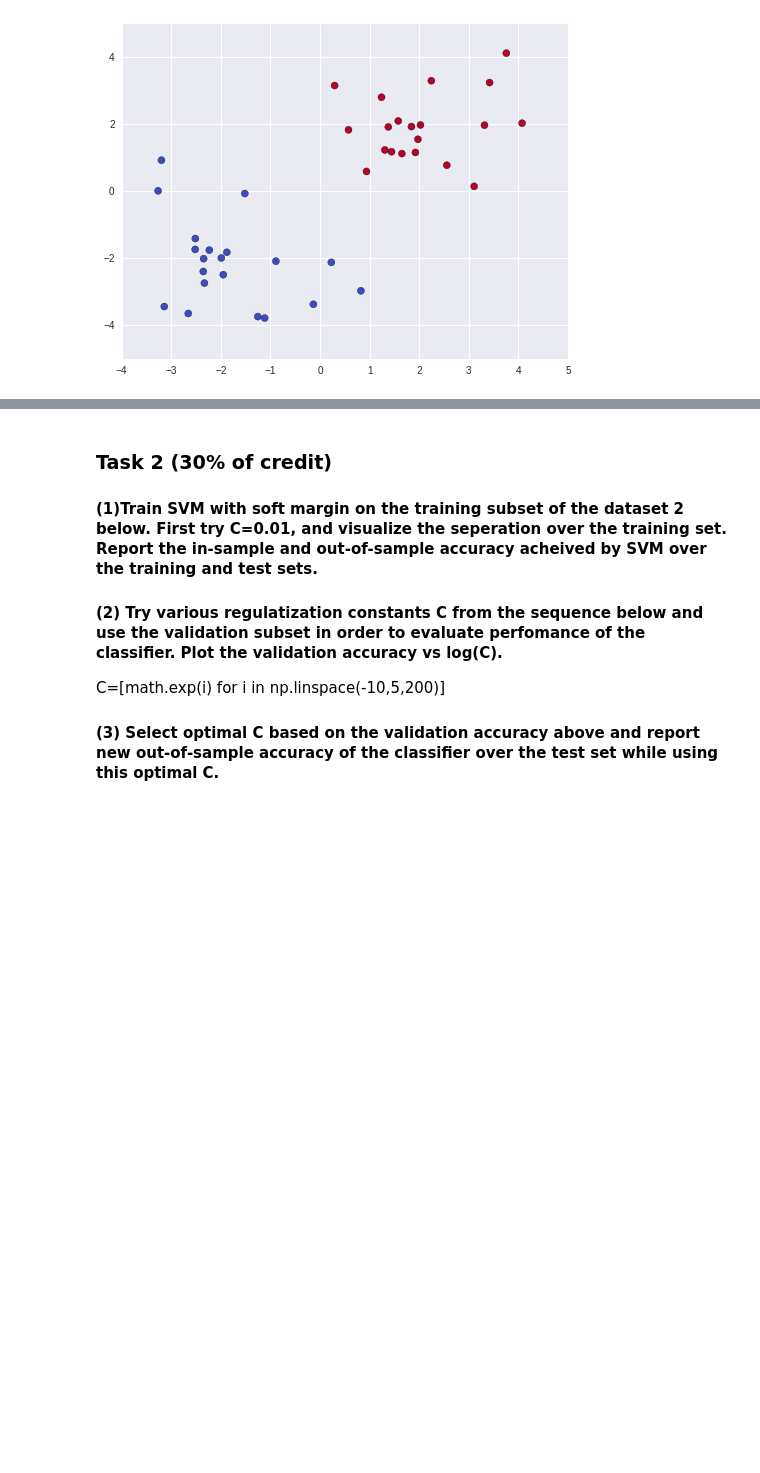
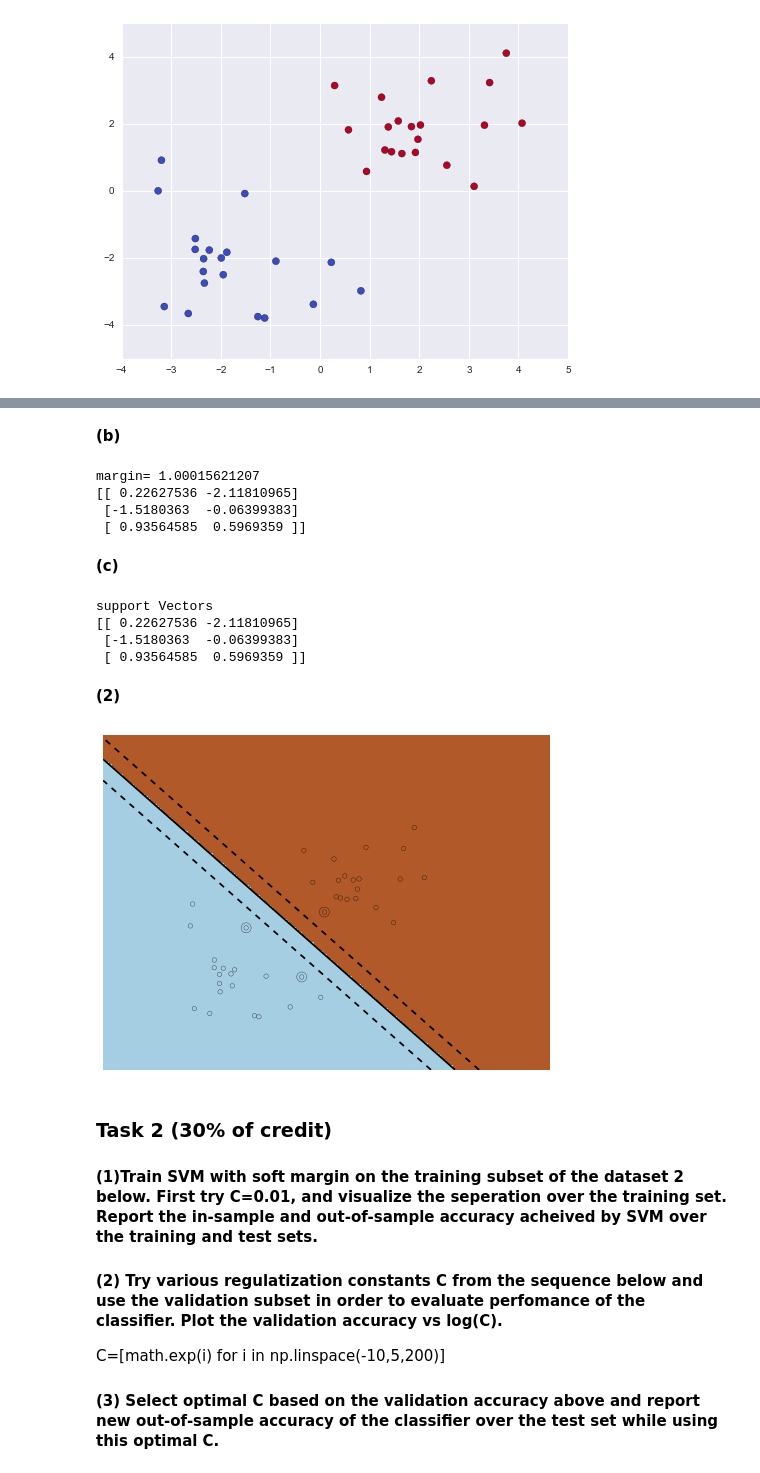
Before and after one commit to afcarl/machine_learning, a Jupyter notebook: homework6/SVM_HW.ipynb, the cells around one changed output, grey strips where cells are left out. Drawn from its saved outputs; the diff is of its cells as text; code cells hidden in the pictures; blank space fills up the shorter version.

```diff
--- a/homework6/SVM_HW.ipynb
+++ b/homework6/SVM_HW.ipynb
@@ -22,3 +23,10 @@ Y=data1.iloc[:,2]
 plt.scatter(X.iloc[:,0], X.iloc[:,1], s=50, c=Y, cmap=plt.cm.get_cmap('coolwarm', 2));
 # %% [output]
 [figure]
+# %%
+# Obviousely, we cannot separate this two clusters with a single line.
+# let's use a soft margin classifier model over the entire data with C=1.
+
+clf = svm.SVC(kernel='linear',C=10000) #you can try other C and find the model not too sensitive to it - it seems the only reasonable split is too obvious to depend on it
+
+clf.fit(X, Y)
@@ -25,3 +53,59 @@ plt.scatter(X.iloc[:,0], X.iloc[:,1], s=50, c=Y, cmap=plt.cm.get_cmap('coolwarm'
+# %% [markdown]
+__(b)__
+# %%
+print "margin=",np.abs(clf.decision_function(clf.support_vectors_)).mean()
+# %% [output]
+margin= 1.00015621207
+[[ 0.22627536 -2.11810965]
+ [-1.5180363  -0.06399383]
+ [ 0.93564585  0.5969359 ]]
+# %% [markdown]
+__(c)__
+# %%
+print "support Vectors"
+print clf.support_vectors_
+# %% [output]
+support Vectors
+[[ 0.22627536 -2.11810965]
+ [-1.5180363  -0.06399383]
+ [ 0.93564585  0.5969359 ]]
+# %% [markdown]
+__(2)__
+# %%
+# plot the line, the points, and the nearest vectors to the plane
+
+plt.clf()
+
+plt.scatter(clf.support_vectors_[:, 0], clf.support_vectors_[:, 1], s=100,
+            facecolors='none', zorder=10) # plot support vectors with small circle
+
+plt.scatter(X.iloc[:,0], X.iloc[:,1], c=Y, zorder=10, cmap=plt.cm.Paired) # plot X,Y
+
+plt.axis('tight')
+x_min = -6
+x_max = 8
+y_min = -6
+y_max = 8
+
+XX, YY = np.mgrid[x_min:x_max:200j, y_min:y_max:200j] # all the points in the plane
+Z = clf.decision_function(np.c_[XX.ravel(), YY.ravel()]) # put them in the desion function
+
+# Put the result into a color plot
+Z = Z.reshape(XX.shape)
+
+plt.pcolormesh(XX, YY, Z > 0, cmap=plt.cm.Paired) # Make a color for all the points in plane by our decision function.
+
+plt.contour(XX, YY, Z, colors=['k', 'k', 'k'], linestyles=['--', '-', '--'],
+            levels=[-.5, 0, .5])
+plt.xlim(x_min, x_max)
+plt.ylim(y_min, y_max)
+plt.xticks(())
+plt.yticks(())
+plt.show()
+# Let's calculate the IS errors: (Just use clf.predict to compare the predicted labels with current labels)
+#print "we successfully predict the {} percent of data".format(100-abs(clf.predict(X)-Y).sum()*50/len(Y))
+# %% [output]
+[figure, added]
 # %% [markdown]
 ### Task 2 (30% of credit)
 
```
Also changed, not shown: parts of 20 cells of this notebook.
